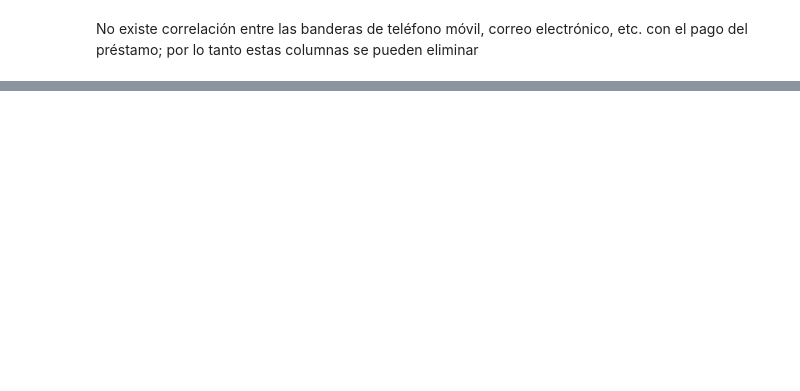
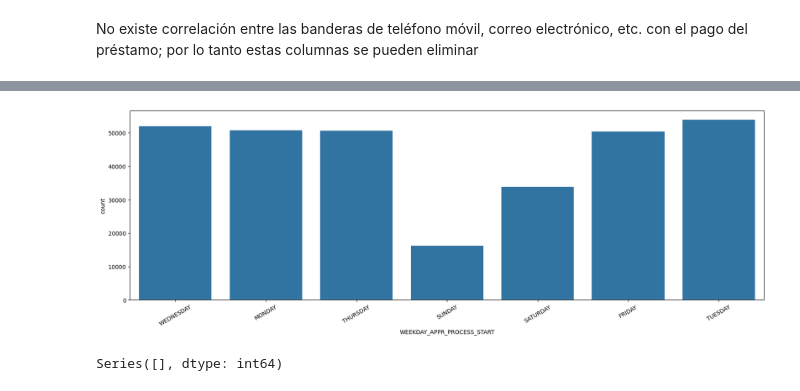
Before and after one commit to JairAmaro/Portafolio, a Jupyter notebook: Simulacion/nombre.ipynb, the cells around one changed output, grey strips where cells are left out. Cells and saved outputs as stored; diff of their text form; code cells hidden in the pictures; blank space fills up the shorter version.

```diff
--- a/Simulacion/nombre.ipynb
+++ b/Simulacion/nombre.ipynb
@@ -209,2 +186,11 @@ ax = sns.heatmap(Contact_corr,
 # %% [markdown]
 No existe correlación entre las banderas de teléfono móvil, correo electrónico, etc. con el pago del préstamo; por lo tanto estas columnas se pueden eliminar
+# %%
+colums_to_delete = [ 'FLAG_DOCUMENT_2','FLAG_DOCUMENT_4', 'FLAG_DOCUMENT_5', 'FLAG_DOCUMENT_6','FLAG_DOCUMENT_7',
+           'FLAG_DOCUMENT_8', 'FLAG_DOCUMENT_9','FLAG_DOCUMENT_10', 'FLAG_DOCUMENT_11', 'FLAG_DOCUMENT_12','FLAG_DOCUMENT_13',
+           'FLAG_DOCUMENT_14', 'FLAG_DOCUMENT_15','FLAG_DOCUMENT_16', 'FLAG_DOCUMENT_17', 'FLAG_DOCUMENT_18',
+           'FLAG_DOCUMENT_19', 'FLAG_DOCUMENT_20', 'FLAG_DOCUMENT_21',
+           'FLAG_MOBIL', 'FLAG_EMP_PHONE', 'FLAG_WORK_PHONE', 'FLAG_CONT_MOBILE','FLAG_PHONE', 'FLAG_EMAIL']
+# %%
+df = df.drop(colums_to_delete, axis=1)
+df
@@ -210,0 +213,4 @@ No existe correlación entre las banderas de teléfono móvil, correo electróni
+# %%
+df['YEARS_BIRTH'] = df['DAYS_BIRTH'] / 365.25
+df['YEARS_BIRTH'] = df['YEARS_BIRTH'].round().astype(int)
+print(df[['DAYS_BIRTH', 'YEARS_BIRTH']].head())
@@ -210,0 +246,16 @@ No existe correlación entre las banderas de teléfono móvil, correo electróni
+# %%
+df_categorico = df[columnas_categoricas]
+# %%
+# grafico de barras
+plt.figure(figsize=(20,6))
+ax = sns.countplot(data=df_categorico, x='WEEKDAY_APPR_PROCESS_START')
+ax.set_xticklabels(ax.get_xticklabels(),rotation = 30)
+plt.show()
+# %% [output]
+[figure, added]
+# %%
+missing_values = df_categorico.isnull().sum()
+columns_missing = missing_values[missing_values  > 0]
+columns_missing
+# %% [output]
+Series([], dtype: int64)
```
Also changed, not shown: parts of 23 cells of this notebook.
